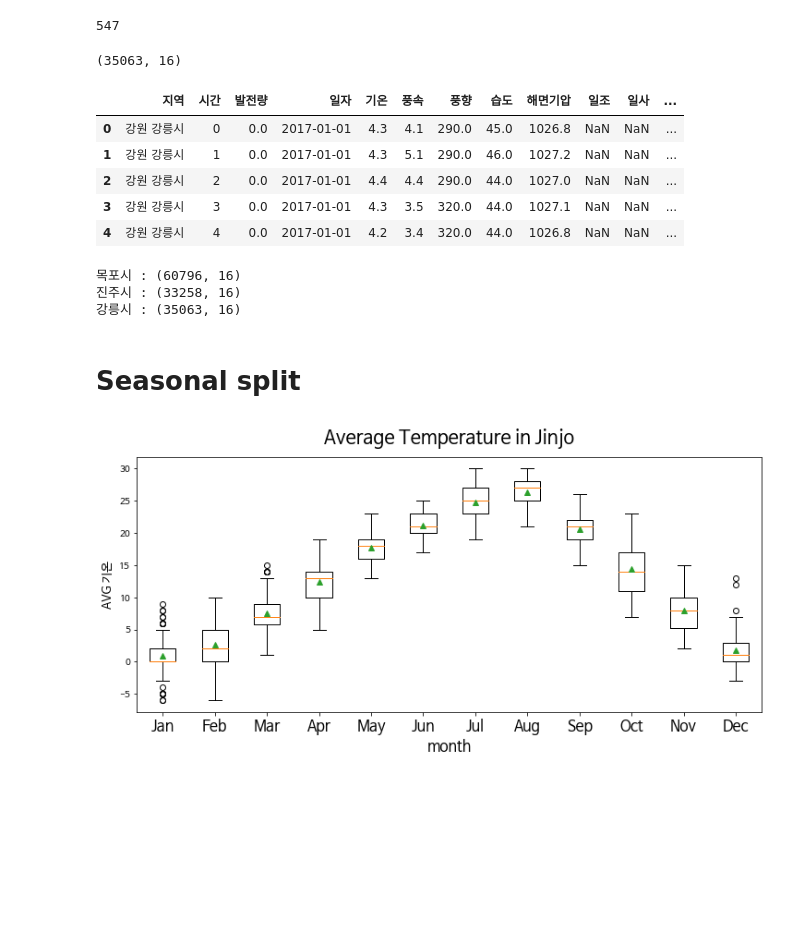
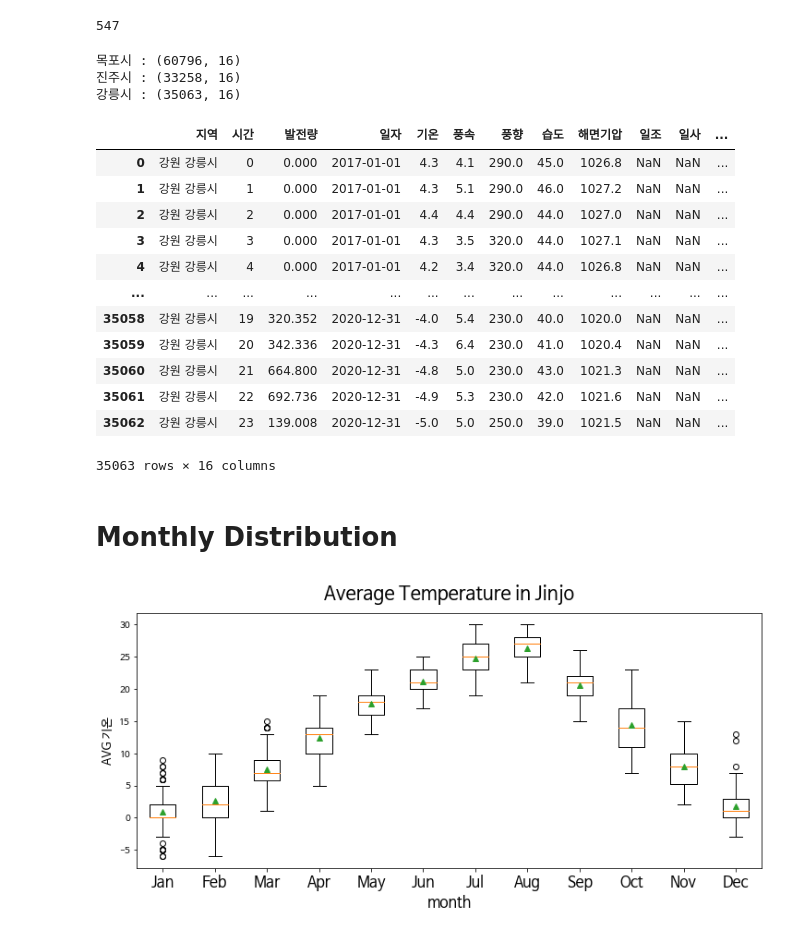
Before and after one commit to Hanchaeeun/SolarPower-Analysis, a Jupyter notebook: 03_Correlation-Analysis.ipynb, the cells around one changed output. Cells and saved outputs as stored; diff of their text form; code cells hidden in the pictures; blank space fills up the shorter version.

```diff
--- a/03_Correlation-Analysis.ipynb
+++ b/03_Correlation-Analysis.ipynb
@@ -75,19 +75,6 @@ print(len(pm_idx))
 df.drop(pm_idx, axis=0, inplace=True)
 # %% [output]
 547
-# %%
-Gn_df = df[df['지역'] == '강원 강릉시']
-Gn_df.reset_index(drop=True, inplace=True)
-print(Gn_df.shape)
-Gn_df.head()
-# %% [output]
-(35063, 16)
-|  | 지역 | 시간 | 발전량 | 일자 | 기온 | 풍속 | 풍향 | 습도 | 해면기압 | 일조 | 일사 | ... |
-| 0 | 강원 강릉시 | 0 | 0.0 | 2017-01-01 | 4.3 | 4.1 | 290.0 | 45.0 | 1026.8 | NaN | NaN | ... |
-| 1 | 강원 강릉시 | 1 | 0.0 | 2017-01-01 | 4.3 | 5.1 | 290.0 | 46.0 | 1027.2 | NaN | NaN | ... |
-| 2 | 강원 강릉시 | 2 | 0.0 | 2017-01-01 | 4.4 | 4.4 | 290.0 | 44.0 | 1027.0 | NaN | NaN | ... |
-| 3 | 강원 강릉시 | 3 | 0.0 | 2017-01-01 | 4.3 | 3.5 | 320.0 | 44.0 | 1027.1 | NaN | NaN | ... |
-| 4 | 강원 강릉시 | 4 | 0.0 | 2017-01-01 | 4.2 | 3.4 | 320.0 | 44.0 | 1026.8 | NaN | NaN | ... |
 # %%
 area_name = ['Gn', 'Jj', 'Mp' ]
 for idx, area in enumerate(['강원 강릉시','경남 진주시', '전남 목포시']):
@@ -100,6 +87,22 @@ print(f'목포시 : {Mp_df.shape}\n진주시 : {Jj_df.shape}\n강릉시 : {Gn_df
 목포시 : (60796, 16)
 진주시 : (33258, 16)
 강릉시 : (35063, 16)
-# %% [markdown]
-# Seasonal split
+# %%
+Gn_df
+# %% [output]
+|  | 지역 | 시간 | 발전량 | 일자 | 기온 | 풍속 | 풍향 | 습도 | 해면기압 | 일조 | 일사 | ... |
+| 0 | 강원 강릉시 | 0 | 0.000 | 2017-01-01 | 4.3 | 4.1 | 290.0 | 45.0 | 1026.8 | NaN | NaN | ... |
+| 1 | 강원 강릉시 | 1 | 0.000 | 2017-01-01 | 4.3 | 5.1 | 290.0 | 46.0 | 1027.2 | NaN | NaN | ... |
+| 2 | 강원 강릉시 | 2 | 0.000 | 2017-01-01 | 4.4 | 4.4 | 290.0 | 44.0 | 1027.0 | NaN | NaN | ... |
+| 3 | 강원 강릉시 | 3 | 0.000 | 2017-01-01 | 4.3 | 3.5 | 320.0 | 44.0 | 1027.1 | NaN | NaN | ... |
+| 4 | 강원 강릉시 | 4 | 0.000 | 2017-01-01 | 4.2 | 3.4 | 320.0 | 44.0 | 1026.8 | NaN | NaN | ... |
+| ... | ... | ... | ... | ... | ... | ... | ... | ... | ... | ... | ... | ... |
+| 35058 | 강원 강릉시 | 19 | 320.352 | 2020-12-31 | -4.0 | 5.4 | 230.0 | 40.0 | 1020.0 | NaN | NaN | ... |
+| 35059 | 강원 강릉시 | 20 | 342.336 | 2020-12-31 | -4.3 | 6.4 | 230.0 | 41.0 | 1020.4 | NaN | NaN | ... |
+| 35060 | 강원 강릉시 | 21 | 664.800 | 2020-12-31 | -4.8 | 5.0 | 230.0 | 43.0 | 1021.3 | NaN | NaN | ... |
+| 35061 | 강원 강릉시 | 22 | 692.736 | 2020-12-31 | -4.9 | 5.3 | 230.0 | 42.0 | 1021.6 | NaN | NaN | ... |
+| 35062 | 강원 강릉시 | 23 | 139.008 | 2020-12-31 | -5.0 | 5.0 | 250.0 | 39.0 | 1021.5 | NaN | NaN | ... |
+35063 rows × 16 columns
+# %% [markdown]
+# Monthly Distribution
 # %%
```
Also changed, not shown: parts of 8 cells of this notebook.
